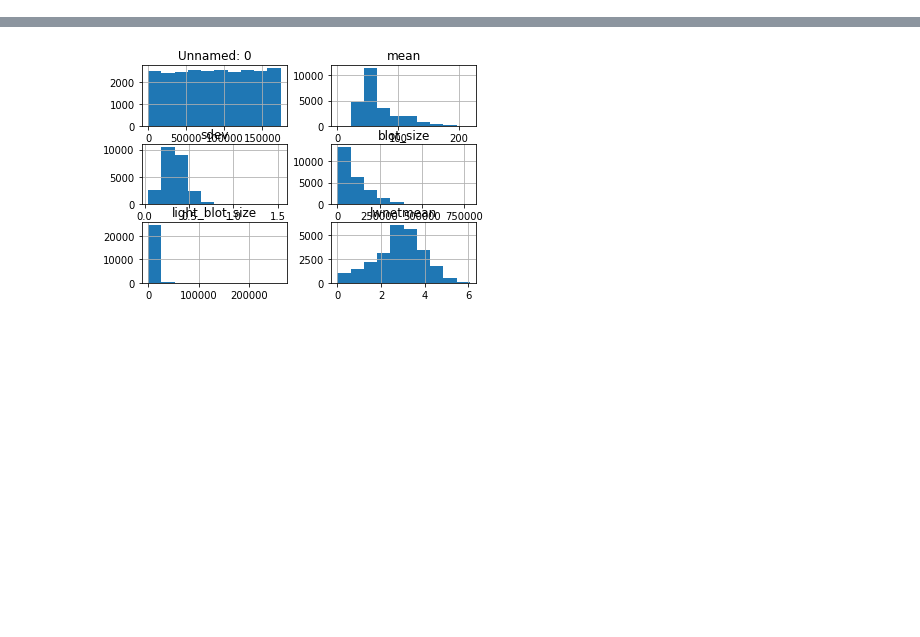
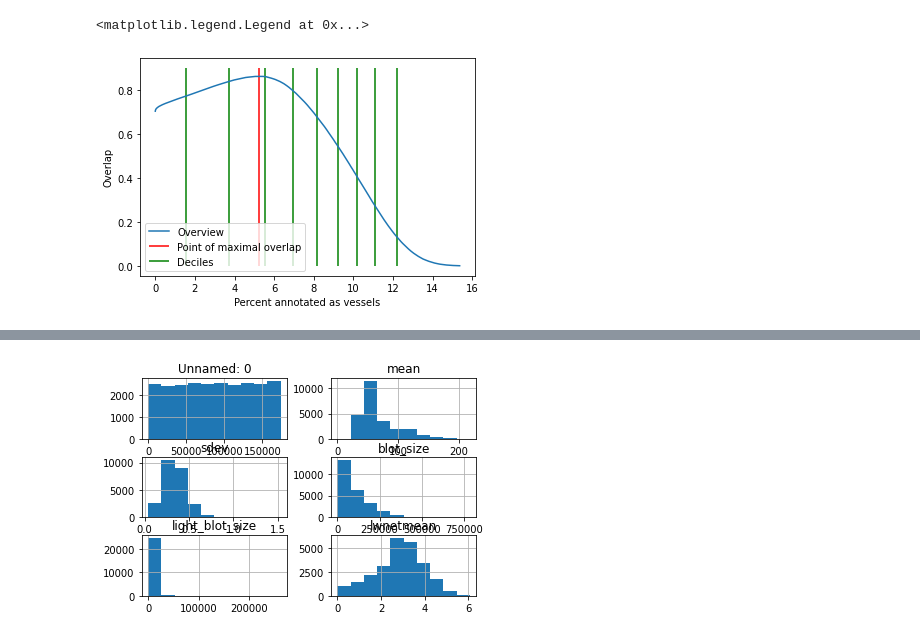
Before and after one commit to BergmannLab/Retina-tortuosity, a Jupyter notebook: preprocessing/newQC.ipynb, the cells around one changed output, grey strips where cells are left out. Cells and saved outputs as stored; diff of their text form; code cells hidden in the pictures; blank space fills up the shorter version.

```diff
--- a/preprocessing/newQC.ipynb
+++ b/preprocessing/newQC.ipynb
@@ -241,0 +345,28 @@ array([[<AxesSubplot:title={'center':'Unnamed: 0'}>,
+# %%
+thresholds = np.quantile(stats['PBV'].loc[stats['PBV'] > 0], np.linspace(1,999, 999)/1000)
+
+intersect=[]
+union=[]
+overlap=[]
+
+for i,thres in enumerate(thresholds):
+
+    pass_files = set(stats[stats['PBV'] > thres].index)
+    intersect.append(pass_files & mattiaQC_files)
+    union.append(pass_files | mattiaQC_files)
+
+    overlap.append( len(intersect[i]) / len(union[i]) )
+# %%
+imax = np.argmax(overlap)
+deciles = np.quantile(stats['PBV'].loc[stats['PBV'] > 0], np.linspace(1,9, 9)/10)
+
+plt.plot(thresholds,overlap)
+plt.vlines(thresholds[imax], 0, 0.9, color='r')
+for i in deciles:
+    plt.vlines(i, 0, 0.9, color='g')
+plt.xlabel("Percent annotated as vessels")
+plt.ylabel("Overlap")
+plt.legend(["Overview", "Point of maximal overlap", "Deciles"])
+# %% [output]
+<matplotlib.legend.Legend at 0x...>
+[figure, added]
```
Also changed, not shown: parts of 32 cells of this notebook.
